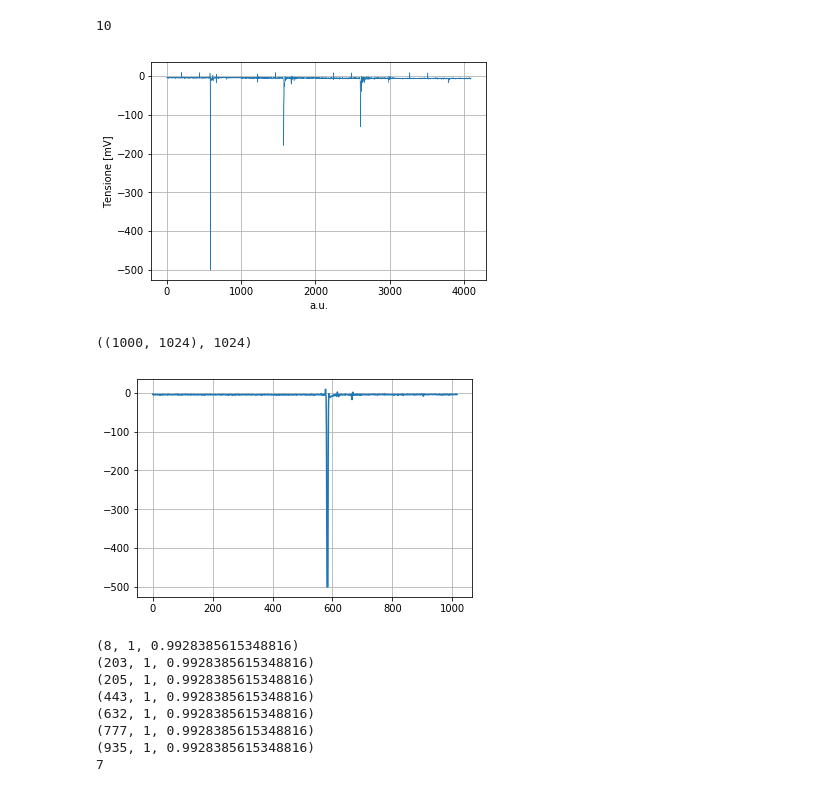
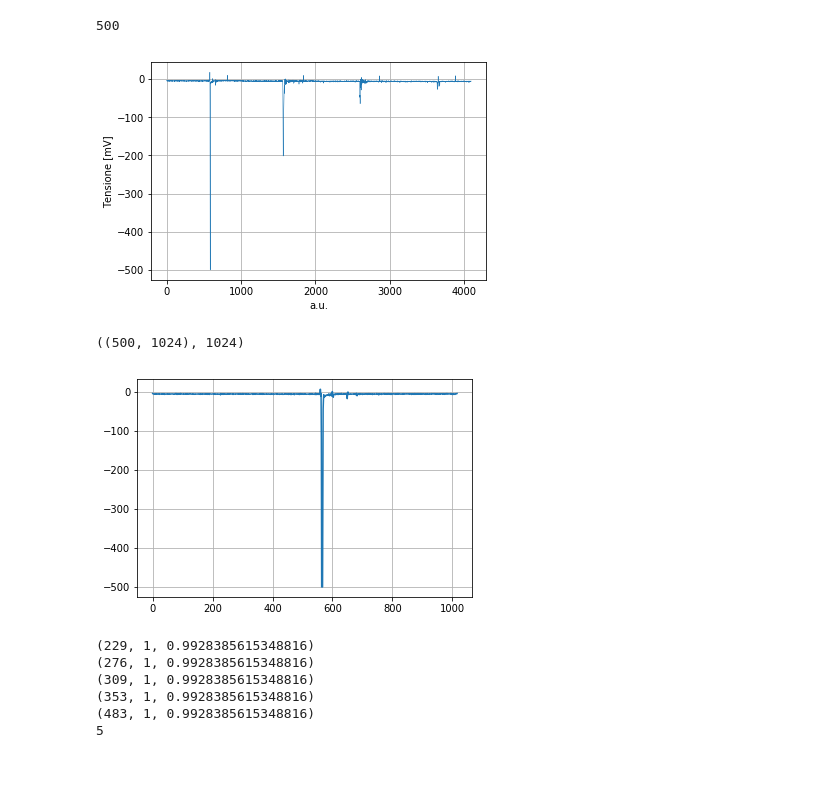
Before and after one commit to edoardoORANGE/ORANGEdata, a Jupyter notebook: Analisi/PMTgemAnalysis/FastAnalysisPMTgem.ipynb, the cells around one changed output. Saved outputs shown, nothing was run; the diff lists cells and outputs as text; code cells hidden in the pictures.

```diff
--- a/Analisi/PMTgemAnalysis/FastAnalysisPMTgem.ipynb
+++ b/Analisi/PMTgemAnalysis/FastAnalysisPMTgem.ipynb
@@ -7,5 +7,5 @@ Welcome to JupyROOT 6.16/00
 # %%
-fileROOT = root.TFile('../../../Data/PMTgem/CosmiciPMTgem_450.root')#"chargeDataBlu.root") #nome del rootfile
+fileROOT = root.TFile('../../../Data/PMTgem/prova_102.root')#"chargeDataBlu.root") #nome del rootfile
 tree = fileROOT.Get("t1") #nome del datatree
 
 nDat = 1024*4 #numero dati per evento
@@ -27,15 +27,15 @@ for dat in tree:
 
 print(nEvts)
 # %% [output]
-10
+500
 # %%
-plt.plot(wave[9] , linewidth = .5)#stampo il 5o evento
+plt.plot(wave[154] , linewidth = .5)#stampo il 5o evento
 plt.xlabel('a.u.')
 plt.ylabel('Tensione [mV]')
 plt.grid()
 plt.show()
 # %% [output]
-[figure, old version]
+[figure, new version]
 # %%
 waveCh1 = np.zeros((nEvts,n))
 waveCh2 = np.zeros((nEvts,n))
@@ -65,7 +65,7 @@ for i in range(nEvts):
             waveCh4[i][j-3*n] = wave[i][j]
             timeCh4[i][j-3*n] = time[i][j]
 # %% [output]
-((1000, 1024), 1024)
+((500, 1024), 1024)
 # %%
 plt.plot(timeCh1[1] , waveCh1[1])
 plt.grid()
@@ -78,15 +78,13 @@ for i in range(nEvts):
         j = j+1
 print(j)
 # %% [output]
-[figure, old version]
+[figure, new version]
-(8, 1, 0.9928385615348816)
-(203, 1, 0.9928385615348816)
-(205, 1, 0.9928385615348816)
-(443, 1, 0.9928385615348816)
-(632, 1, 0.9928385615348816)
-(777, 1, 0.9928385615348816)
-(935, 1, 0.9928385615348816)
-7
+(229, 1, 0.9928385615348816)
+(276, 1, 0.9928385615348816)
+(309, 1, 0.9928385615348816)
+(353, 1, 0.9928385615348816)
+(483, 1, 0.9928385615348816)
+5
 # %%
 #scorro i dati e per ciascun evento seleziono una zona pre-segnale di cui faccio la media
 #riscrivo quindi i dati scalandoli della media di piedistallo
```
Also changed, not shown: parts of 4 cells of this notebook, 17 other files.
